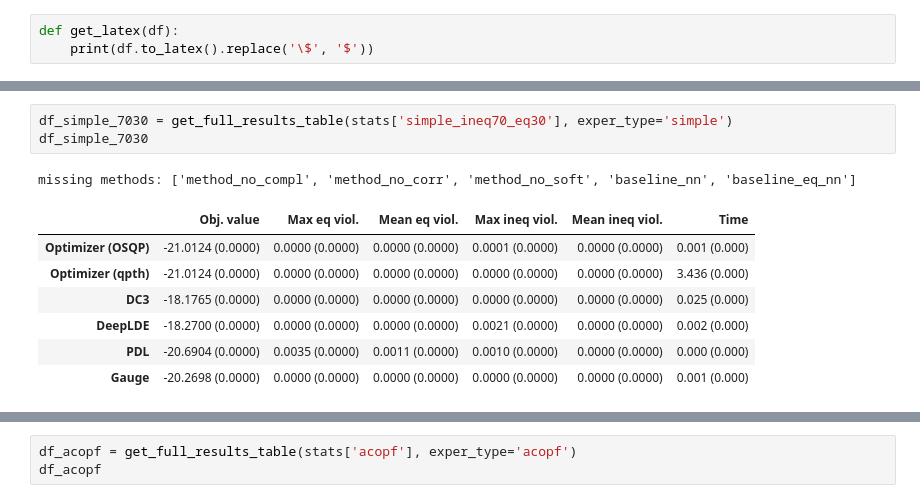
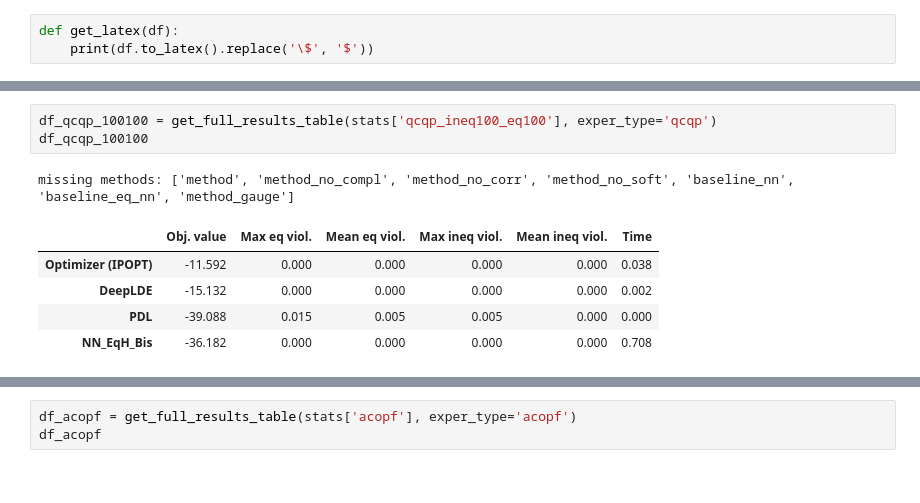
Before and after one commit to 222042015/DC3, a Jupyter notebook: ResultsViz.ipynb, the cells around one changed output, grey strips where cells are left out. Cells and saved outputs as stored; diff of their text form.

```diff
--- a/ResultsViz.ipynb
+++ b/ResultsViz.ipynb
@@ -100,12 +94,10 @@ missing methods: ['method_no_compl', 'method_no_corr', 'method_no_soft', 'baseli
-# %%
-df_simple_7030 = get_full_results_table(stats['simple_ineq70_eq30'], exper_type='simple')
-df_simple_7030
-# %% [output]
-missing methods: ['method_no_compl', 'method_no_corr', 'method_no_soft', 'baseline_nn', 'baseline_eq_nn']
-|  | Obj. value | Max eq viol. | Mean eq viol. | Max ineq viol. | Mean ineq viol. | Time |
-| Optimizer (OSQP) | -21.0124 (0.0000) | 0.0000 (0.0000) | 0.0000 (0.0000) | 0.0001 (0.0000) | 0.0000 (0.0000) | 0.001 (0.000) |
-| Optimizer (qpth) | -21.0124 (0.0000) | 0.0000 (0.0000) | 0.0000 (0.0000) | 0.0000 (0.0000) | 0.0000 (0.0000) | 3.436 (0.000) |
-| DC3 | -18.1765 (0.0000) | 0.0000 (0.0000) | 0.0000 (0.0000) | 0.0000 (0.0000) | 0.0000 (0.0000) | 0.025 (0.000) |
-| DeepLDE | -18.2700 (0.0000) | 0.0000 (0.0000) | 0.0000 (0.0000) | 0.0021 (0.0000) | 0.0000 (0.0000) | 0.002 (0.000) |
-| PDL | -20.6904 (0.0000) | 0.0035 (0.0000) | 0.0011 (0.0000) | 0.0010 (0.0000) | 0.0000 (0.0000) | 0.000 (0.000) |
-| Gauge | -20.2698 (0.0000) | 0.0000 (0.0000) | 0.0000 (0.0000) | 0.0000 (0.0000) | 0.0000 (0.0000) | 0.001 (0.000) |
+# %%
+df_qcqp_100100 = get_full_results_table(stats['qcqp_ineq100_eq100'], exper_type='qcqp')
+df_qcqp_100100
+# %% [output]
+missing methods: ['method', 'method_no_compl', 'method_no_corr', 'method_no_soft', 'baseline_nn', 'baseline_eq_nn', 'method_gauge']
+|  | Obj. value | Max eq viol. | Mean eq viol. | Max ineq viol. | Mean ineq viol. | Time |
+| Optimizer (IPOPT) | -11.592 | 0.000 | 0.000 | 0.000 | 0.000 | 0.038 |
+| DeepLDE | -15.132 | 0.000 | 0.000 | 0.000 | 0.000 | 0.002 |
+| PDL | -39.088 | 0.015 | 0.005 | 0.005 | 0.000 | 0.000 |
+| NN_EqH_Bis | -36.182 | 0.000 | 0.000 | 0.000 | 0.000 | 0.708 |
```
Also changed, not shown: parts of 15 cells of this notebook, 15 other files.
